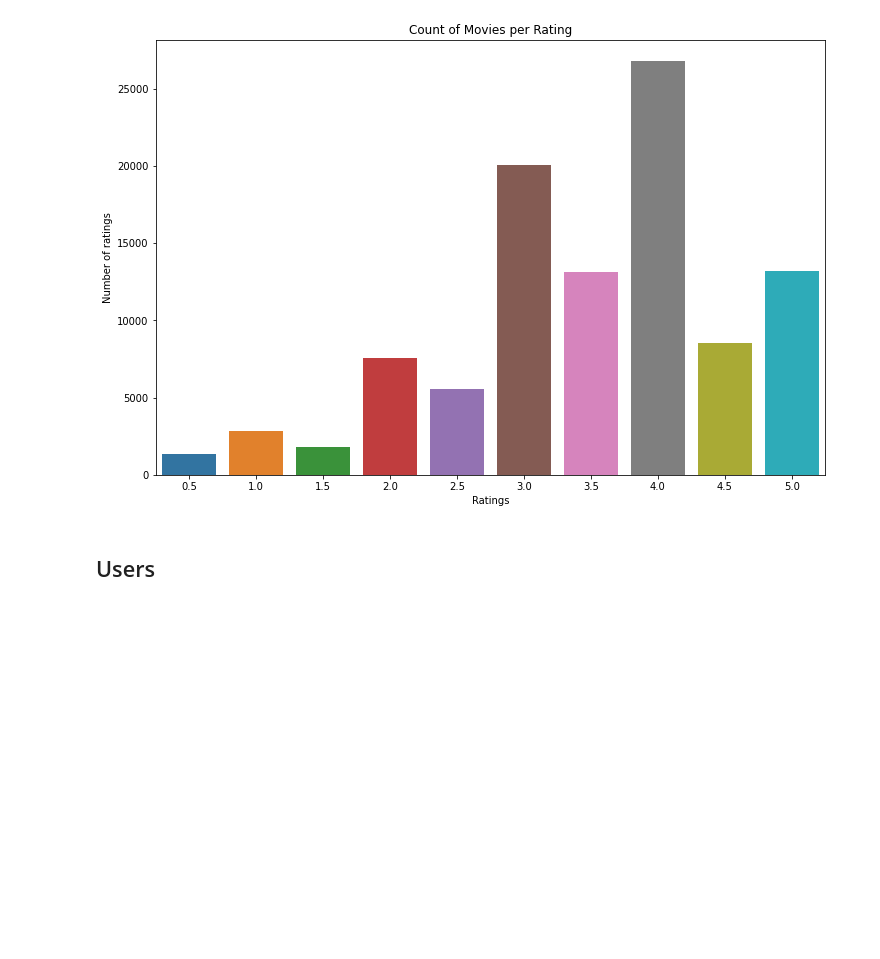
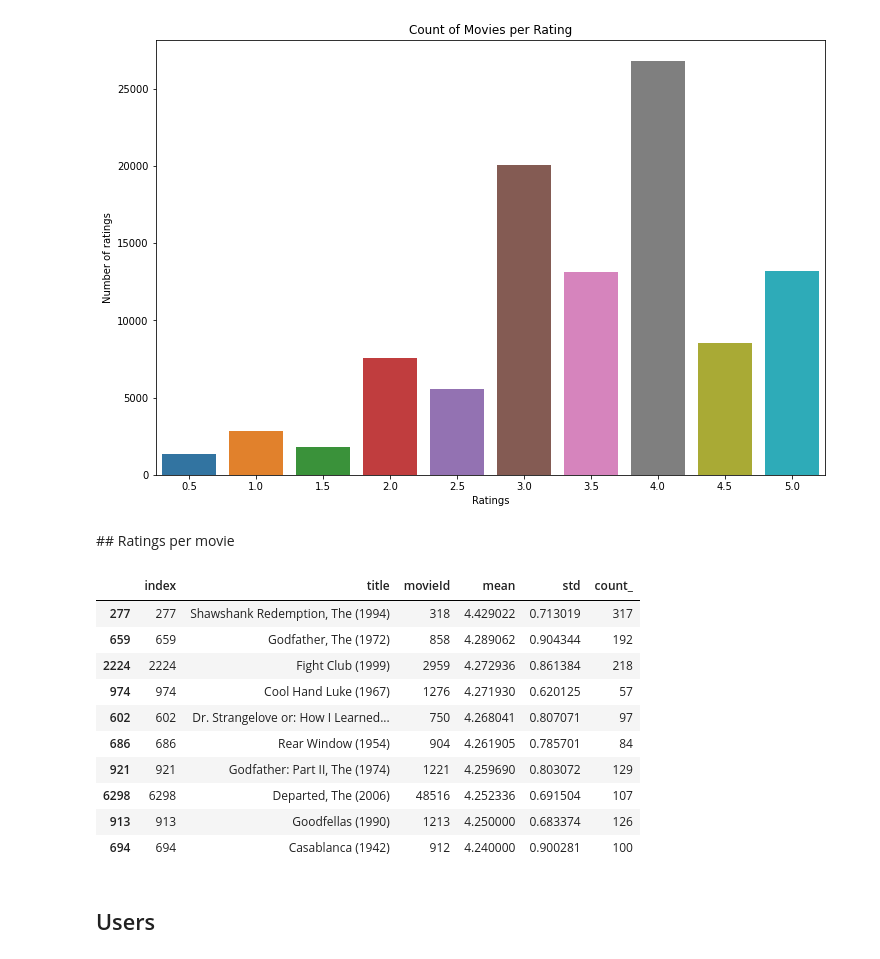
Before and after one commit to chenjoshua7/RecommendationSystems_NetworksFP, a Jupyter notebook: eda.ipynb, the cells around one changed output. Cells and saved outputs as stored; diff of their text form; code cells hidden in the pictures; blank space fills up the shorter version.

```diff
--- a/eda.ipynb
+++ b/eda.ipynb
@@ -111,6 +111,27 @@ plt.title('Count of Movies per Rating')
 plt.show()
 # %% [output]
 [figure]
+# %% [markdown]
+## Ratings per movie
+# %%
+movie_ratings = ratings.groupby('movieId').agg({'rating': ['mean', 'count', 'std']})
+movie_ratings.columns = ['mean', 'count_', 'std']
+movie_ratings = pd.merge(movie_ratings, movies, on='movieId', how='left')[['title', 'movieId', 'mean', 'std', 'count_']]
+
+movie_ratings = movie_ratings.reset_index().query('count_ > 50')
+movie_ratings.sort_values('mean', ascending=False).head(10)
+# %% [output]
+|  | index | title | movieId | mean | std | count_ |
+| 277 | 277 | Shawshank Redemption, The (1994) | 318 | 4.429022 | 0.713019 | 317 |
+| 659 | 659 | Godfather, The (1972) | 858 | 4.289062 | 0.904344 | 192 |
+| 2224 | 2224 | Fight Club (1999) | 2959 | 4.272936 | 0.861384 | 218 |
+| 974 | 974 | Cool Hand Luke (1967) | 1276 | 4.271930 | 0.620125 | 57 |
+| 602 | 602 | Dr. Strangelove or: How I Learned... | 750 | 4.268041 | 0.807071 | 97 |
+| 686 | 686 | Rear Window (1954) | 904 | 4.261905 | 0.785701 | 84 |
+| 921 | 921 | Godfather: Part II, The (1974) | 1221 | 4.259690 | 0.803072 | 129 |
+| 6298 | 6298 | Departed, The (2006) | 48516 | 4.252336 | 0.691504 | 107 |
+| 913 | 913 | Goodfellas (1990) | 1213 | 4.250000 | 0.683374 | 126 |
+| 694 | 694 | Casablanca (1942) | 912 | 4.240000 | 0.900281 | 100 |
 # %% [markdown]
 ## Users
 # %%
```
Also changed, not shown: parts of 1 cell of this notebook.
